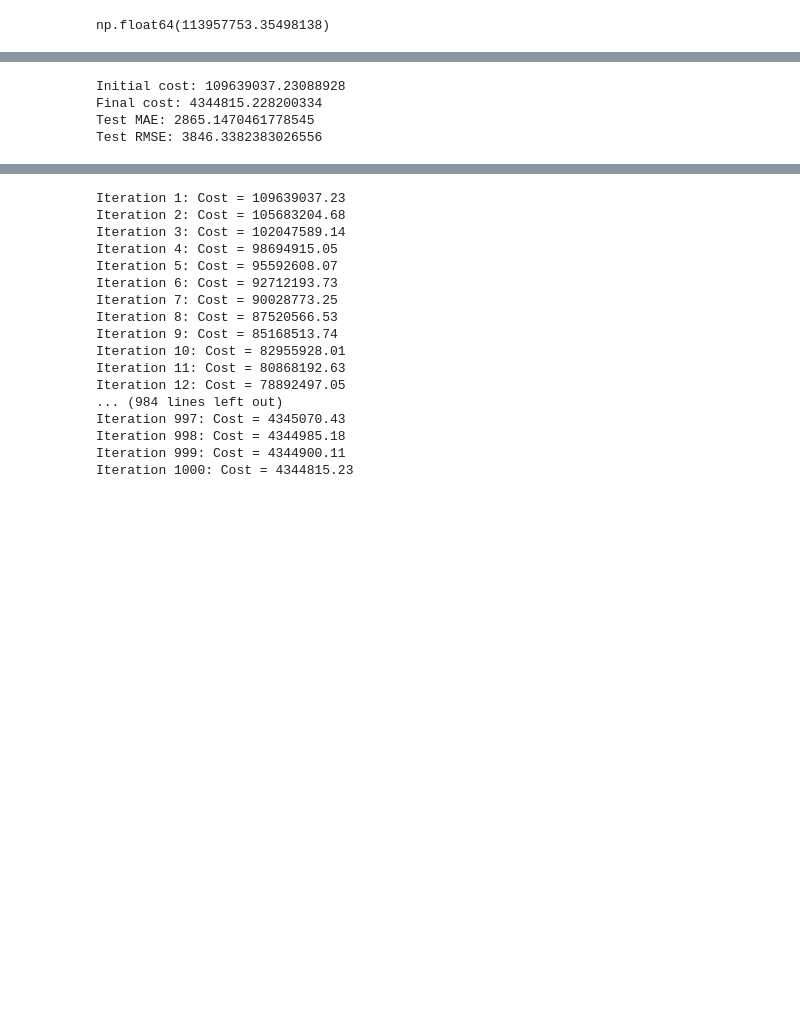
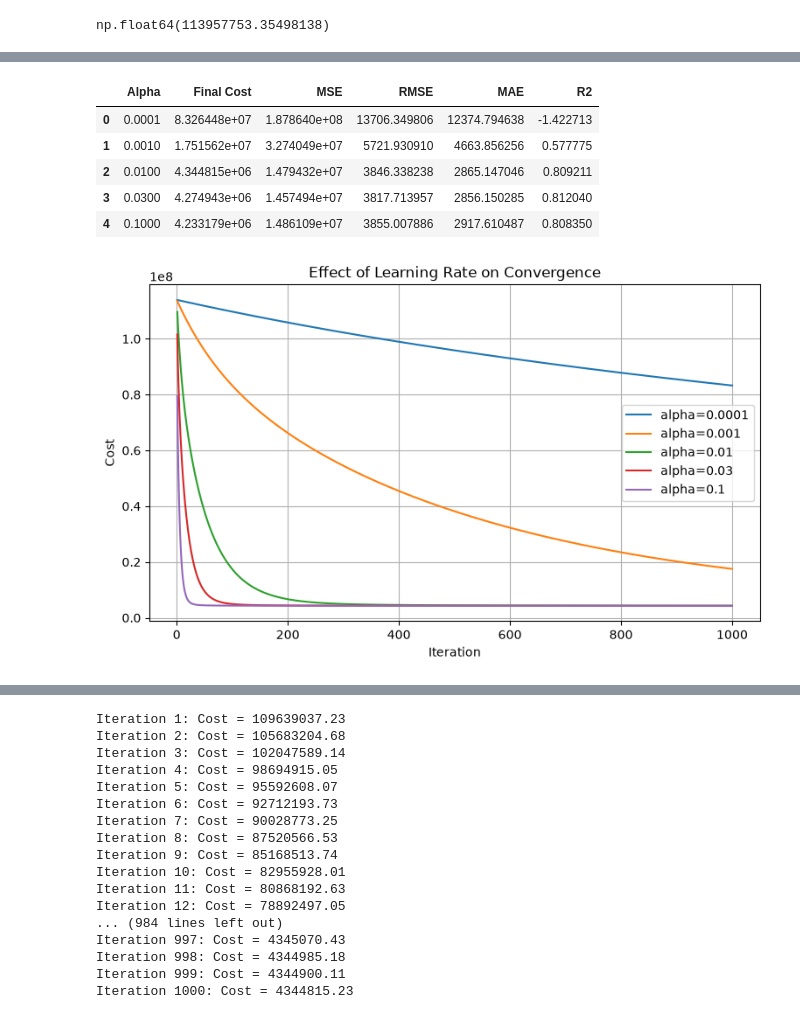
Before and after one commit to meakshayhari/Car-Price-Prediction, a Jupyter notebook: Car_Price_Prediction.ipynb, the cells around one changed output, grey strips where cells are left out. Cells and saved outputs as stored; diff of their text form; code cells hidden in the pictures; blank space fills up the shorter version.

```diff
--- a/Car_Price_Prediction.ipynb
+++ b/Car_Price_Prediction.ipynb
@@ -257,0 +302,12 @@ def gradient_descent(X, y, w, b, alpha, num_iterations):
+# %%
+def regression_metrics(y_true, y_pred):
+    errors = y_pred - y_true
+    mse = np.mean(errors ** 2)
+    rmse = np.sqrt(mse)
+    mae = np.mean(np.abs(errors))
+
+    ss_res = np.sum(errors ** 2)
+    ss_tot = np.sum((y_true - np.mean(y_true)) ** 2)
+    r2 = 1 - ss_res / ss_tot if ss_tot != 0 else np.nan
+
+    return {"MSE": mse, "RMSE": rmse, "MAE": mae, "R2": r2}
@@ -258,24 +338,51 @@ def gradient_descent(X, y, w, b, alpha, num_iterations):
 # %%
+alpha_values = [0.0001, 0.001, 0.01, 0.03, 0.1]
+alpha_results = []
+alpha_histories = {}
 
-w, b, J_history = gradient_descent(
-    X_train, y_train,
-    np.zeros(X_train.shape[1]), 0,
-    alpha=0.01,
-    num_iterations=1000
-)
+for alpha_test in alpha_values:
+    w_temp, b_temp, J_temp = gradient_descent(
+        X_train, y_train,
+        np.zeros(X_train.shape[1]), 0.0,
+        alpha=alpha_test,
+        num_iterations=1000,
+        lambda_=0.0
+    )
 
-predictions = X_test @ w + b
+    finite_history = len(J_temp) > 0 and np.all(np.isfinite(J_temp))
+    if finite_history:
+        alpha_histories[alpha_test] = J_temp
+        test_pred = X_test @ w_temp + b_temp
+        metrics = regression_metrics(y_test, test_pred)
+        alpha_results.append({
+            "Alpha": alpha_test,
+            "Final Cost": J_temp[-1],
+            **metrics
+        })
+    else:
+        alpha_results.append({
+            "Alpha": alpha_test, "Final Cost": np.nan,
+            "MSE": np.nan, "RMSE": np.nan, "MAE": np.nan, "R2": np.nan
+        })
 
-test_errors = predictions - y_test
-mae = np.mean(np.abs(test_errors))
-rmse = np.sqrt(np.mean(test_errors ** 2))
-
-print("Initial cost:", J_history[0])
-print("Final cost:", J_history[-1])
-print("Test MAE:", mae)
-print("Test RMSE:", rmse)
+alpha_results_df = pd.DataFrame(alpha_results)
+display(alpha_results_df)
 # %% [output]
-Initial cost: 109639037.23088928
-Final cost: 4344815.228200334
-Test MAE: 2865.1470461778545
-Test RMSE: 3846.3382383026556
+|  | Alpha | Final Cost | MSE | RMSE | MAE | R2 |
+| 0 | 0.0001 | 8.326448e+07 | 1.878640e+08 | 13706.349806 | 12374.794638 | -1.422713 |
+| 1 | 0.0010 | 1.751562e+07 | 3.274049e+07 | 5721.930910 | 4663.856256 | 0.577775 |
+| 2 | 0.0100 | 4.344815e+06 | 1.479432e+07 | 3846.338238 | 2865.147046 | 0.809211 |
+| 3 | 0.0300 | 4.274943e+06 | 1.457494e+07 | 3817.713957 | 2856.150285 | 0.812040 |
+| 4 | 0.1000 | 4.233179e+06 | 1.486109e+07 | 3855.007886 | 2917.610487 | 0.808350 |
+# %%
+plt.figure(figsize=(9, 5))
+for alpha_test, history in alpha_histories.items():
+    plt.plot(range(1, len(history) + 1), history, label=f"alpha={alpha_test}")
+plt.xlabel("Iteration")
+plt.ylabel("Cost")
+plt.title("Effect of Learning Rate on Convergence")
+plt.legend()
+plt.grid(True)
+plt.show()
+# %% [output]
+[figure, added]
```
Also changed, not shown: parts of 18 cells of this notebook.
